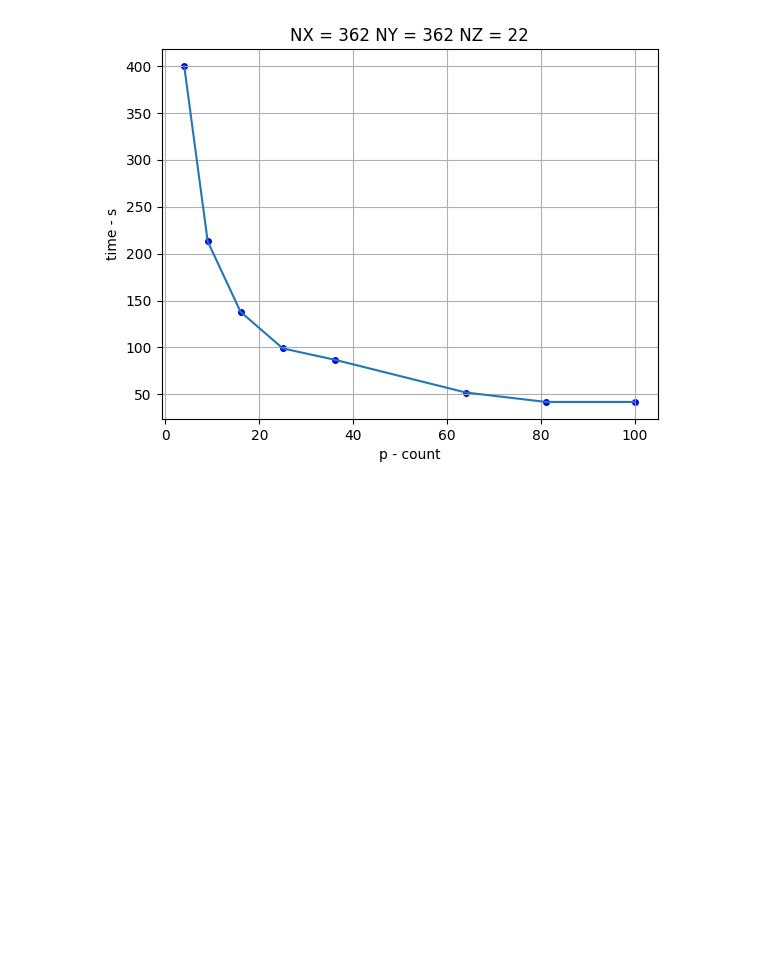
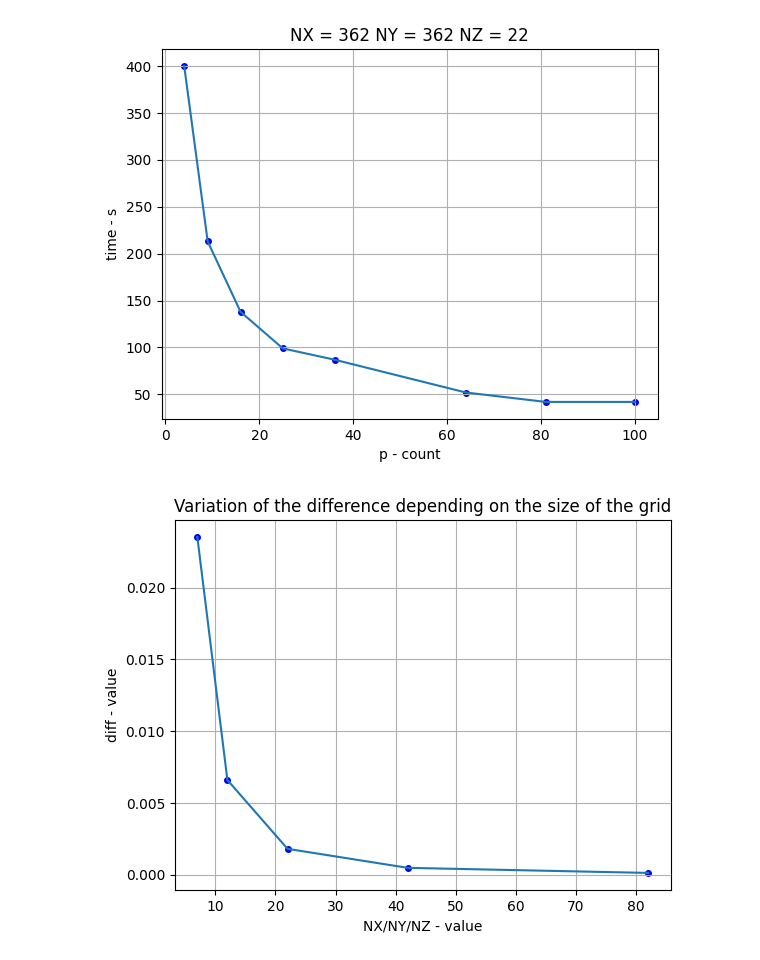
Before and after one commit to raketanamarse/super_pc, a Jupyter notebook: statistic.ipynb, the cells around one changed output. Drawn from its saved outputs; the diff is of its cells as text; code cells hidden in the pictures; blank space fills up the shorter version.

```diff
--- a/statistic.ipynb
+++ b/statistic.ipynb
@@ -93,3 +93,20 @@ plt.scatter(p2[1:], time_num3[1:], c = "blue", s = 16)
 plt.grid()
 # %% [output]
 [figure]
+# %%
+N = [7, 12 , 22, 42, 82]
+diff = [0.023531883355826344, 0.0066024218173279525, 0.0018058960683324798, 0.0004809041223748922, 0.00012724538775155114]
+
+plt.title("Variation of the difference depending on the size of the grid")
+plt.xlabel("NX/NY/NZ - value")
+plt.ylabel("diff - value")
+
+
+plt.plot(N, diff)
+
+
+plt.scatter(N, diff, c = "blue", s = 16)
+
+plt.grid()
+# %% [output]
+[figure, added]
```
Also changed, not shown: parts of 1 cell of this notebook, 3 other files.
